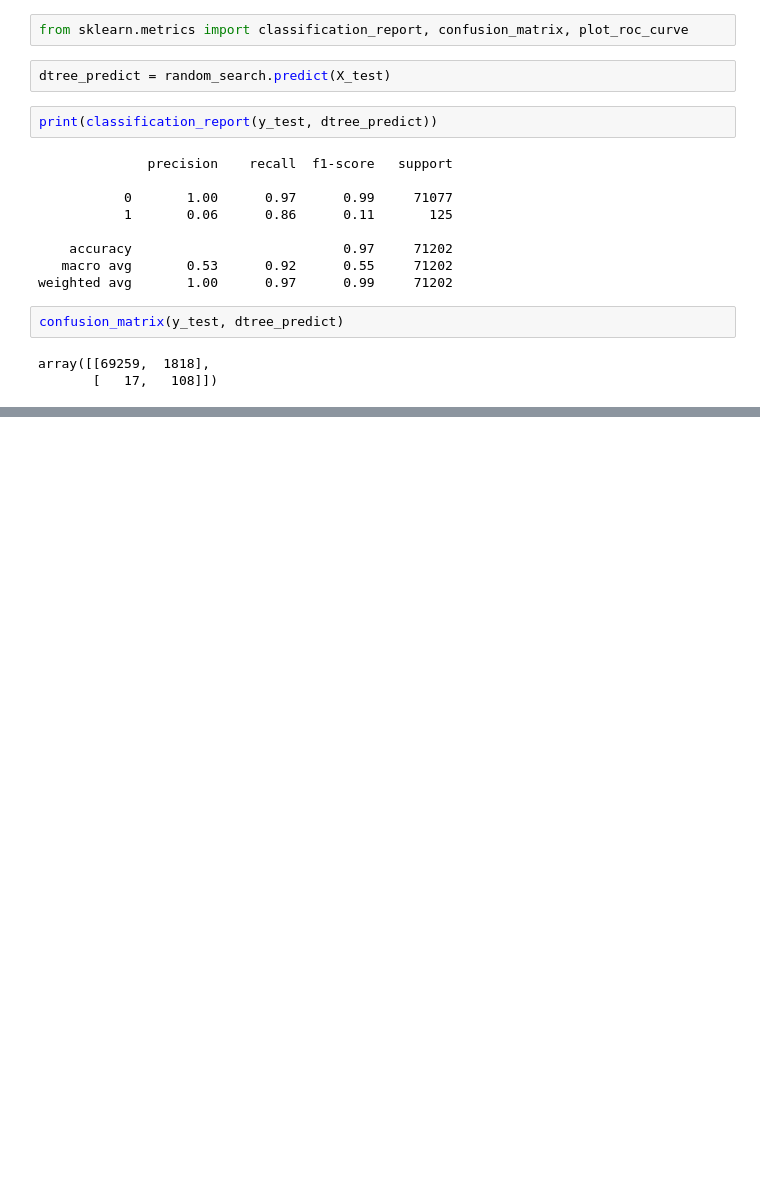
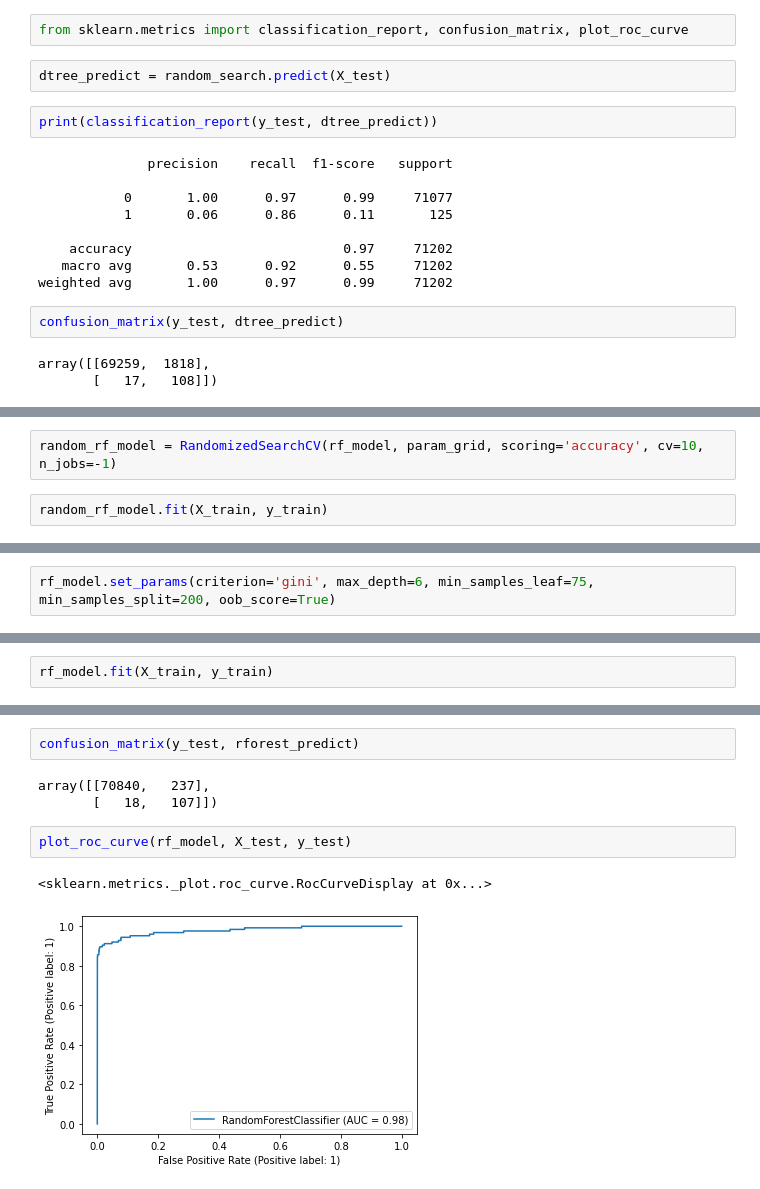
Before and after one commit to mukeshmk7/Creditcard_prediction, a Jupyter notebook: Credit.ipynb, the cells around one changed output, grey strips where cells are left out. Drawn from its saved outputs; the diff is of its cells as text; blank space fills up the shorter version.

Commit message:
-rforestmodel

```diff
--- a/Credit.ipynb
+++ b/Credit.ipynb
@@ -330,0 +341,4 @@ array([[69259,  1818],
+# %%
+random_rf_model = RandomizedSearchCV(rf_model, param_grid, scoring='accuracy', cv=10, n_jobs=-1)
+# %%
+random_rf_model.fit(X_train, y_train)
@@ -330,0 +376,2 @@ array([[69259,  1818],
+# %%
+rf_model.set_params(criterion='gini', max_depth=6, min_samples_leaf=75, min_samples_split=200, oob_score=True)
@@ -330,0 +381,2 @@ array([[69259,  1818],
+# %%
+rf_model.fit(X_train, y_train)
@@ -330,0 +399,10 @@ array([[69259,  1818],
+# %%
+confusion_matrix(y_test, rforest_predict)
+# %% [output]
+array([[70840,   237],
+       [   18,   107]])
+# %%
+plot_roc_curve(rf_model, X_test, y_test)
+# %% [output]
+<sklearn.metrics._plot.roc_curve.RocCurveDisplay at 0x...>
+[figure, added]
```
Also changed, not shown: parts of 13 cells of this notebook.
